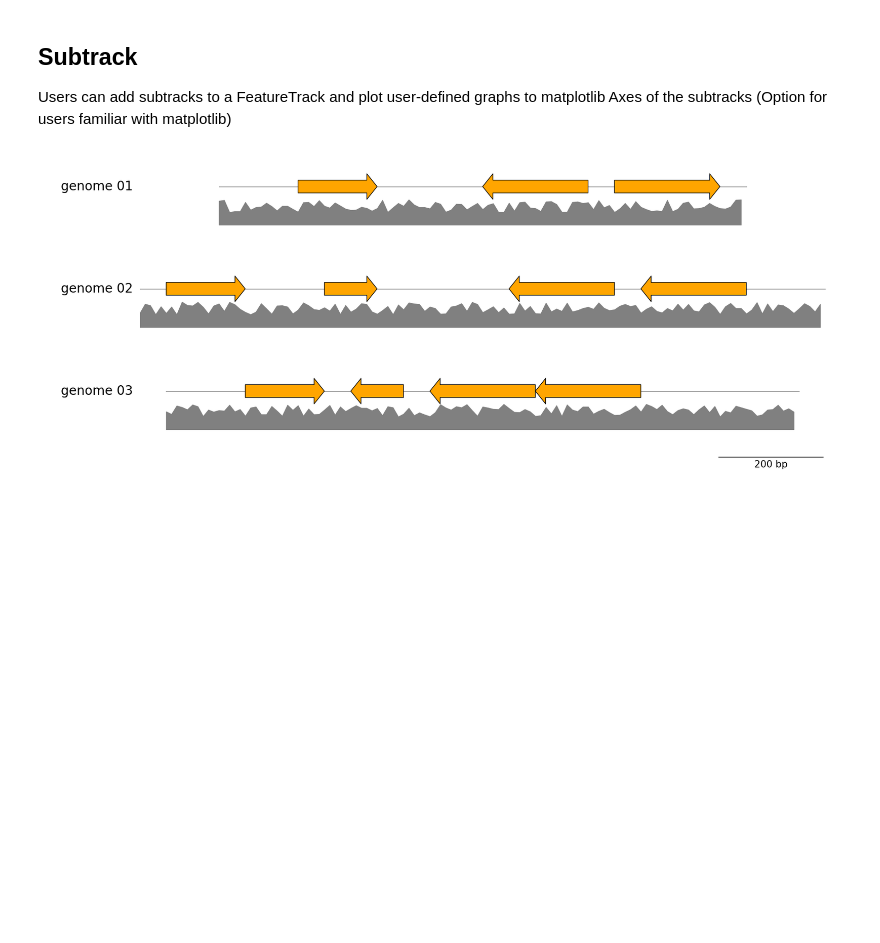
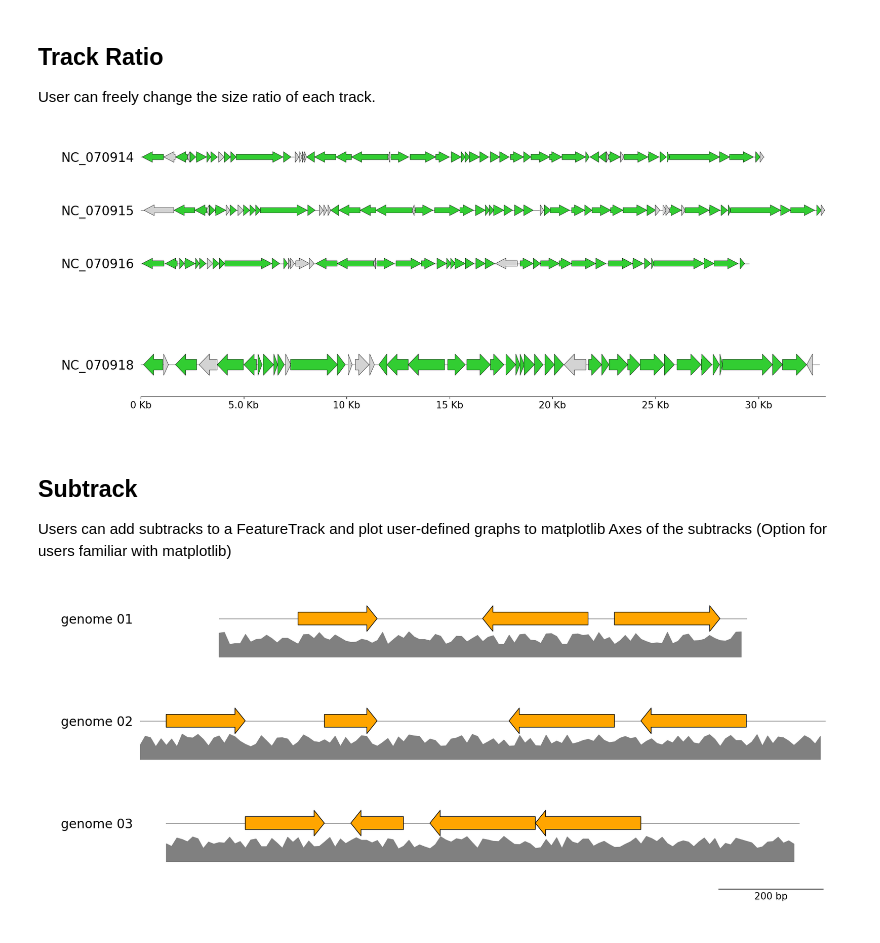
Before and after one commit to moshi4/pyGenomeViz, a Jupyter notebook: docs/plot_tips.ipynb, the cells around one changed output. Drawn from its saved outputs; the diff is of its cells as text; code cells hidden in the pictures; blank space fills up the shorter version.

```diff
--- a/docs/plot_tips.ipynb
+++ b/docs/plot_tips.ipynb
@@ -5,3 +71,37 @@
+# %% [markdown]
+## Track Ratio
+
+User can freely change the size ratio of each track.
+# %%
+from pygenomeviz import GenomeViz
+from pygenomeviz.parser import Genbank
+from pygenomeviz.utils import load_example_genbank_dataset
+
+gbk_files = load_example_genbank_dataset("yersinia_phage")
+gbk_list = list(map(Genbank, gbk_files))
+
+gv = GenomeViz(fig_track_height=0.7)
+gv.set_scale_xticks()
+
+for gbk in gbk_list:
+    track = gv.add_feature_track(gbk.name, gbk.genome_length)
+
+    # Plot genbank features
+    features = gbk.extract_features()
+    for feature in features:
+        # Set user-defined feature color based on product name
+        product = str(feature.qualifiers.get("product", [""])[0])
+        color = "lightgrey" if product.startswith("hypothetical") else "limegreen"
+        track.add_features(feature, plotstyle="bigarrow", fc=color, lw=0.5)
+
+# Change the ratio of the last feature track and last link track to double.
+# Link track indicates track between feature tracks
+gv.feature_tracks[-1].set_ratio(0.5) # feature track default ratio = 0.25
+gv.link_tracks[-1].set_ratio(2.0) # link track default ratio = 1.0
+
+fig = gv.plotfig()
+# %% [output]
+[figure, added]
 # %% [markdown]
 ## Subtrack
 
```
Also changed, not shown: parts of 7 cells of this notebook, 2 other files.
